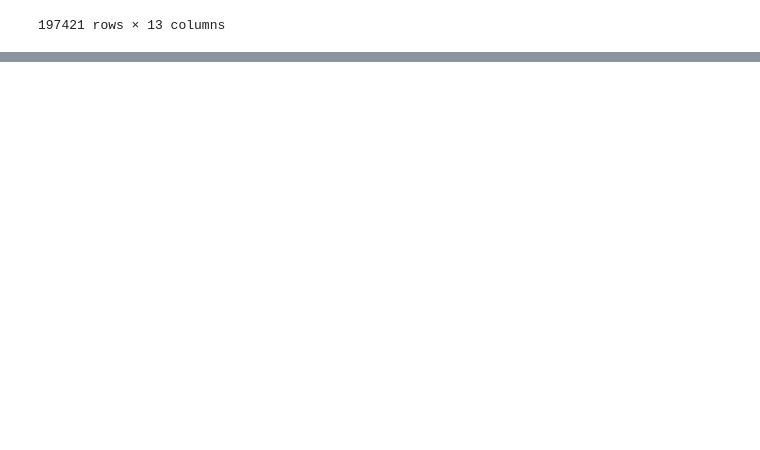
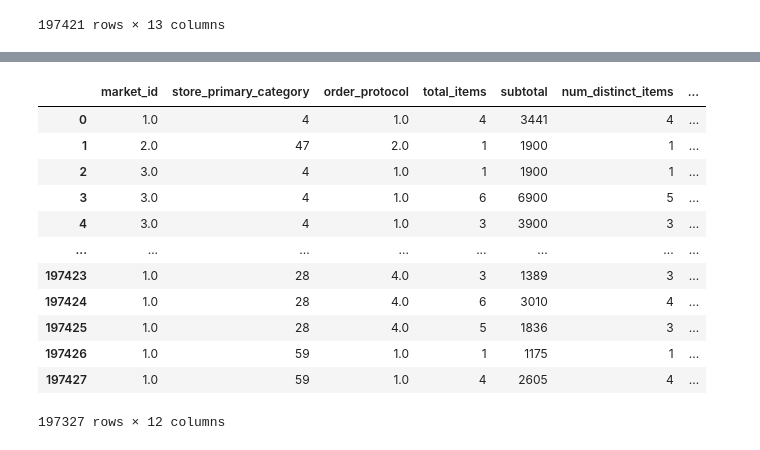
Before and after one commit to isoori/Porter-Delivery-Time-Estimation, a Jupyter notebook: Untitled.ipynb, the cells around one changed output, grey strips where cells are left out. Saved outputs shown, nothing was run; the diff lists cells and outputs as text; code cells hidden in the pictures; blank space fills up the shorter version.

```diff
--- a/Untitled.ipynb
+++ b/Untitled.ipynb
@@ -128,0 +185,20 @@ Name: PENDING(sec), dtype: float64
+# %%
+dfn_new = dfn_new[dfn_new['min_item_price']>=0]
+dfn_new = dfn_new[dfn_new['total_onshift_partners']>=0]
+dfn_new = dfn_new[dfn_new['total_busy_partners']>=0]
+dfn_new = dfn_new[dfn_new['total_outstanding_orders']>=0]
+dfn_new
+# %% [output]
+|  | market_id | store_primary_category | order_protocol | total_items | subtotal | num_distinct_items | ... |
+| 0 | 1.0 | 4 | 1.0 | 4 | 3441 | 4 | ... |
+| 1 | 2.0 | 47 | 2.0 | 1 | 1900 | 1 | ... |
+| 2 | 3.0 | 4 | 1.0 | 1 | 1900 | 1 | ... |
+| 3 | 3.0 | 4 | 1.0 | 6 | 6900 | 5 | ... |
+| 4 | 3.0 | 4 | 1.0 | 3 | 3900 | 3 | ... |
+| ... | ... | ... | ... | ... | ... | ... | ... |
+| 197423 | 1.0 | 28 | 4.0 | 3 | 1389 | 3 | ... |
+| 197424 | 1.0 | 28 | 4.0 | 6 | 3010 | 4 | ... |
+| 197425 | 1.0 | 28 | 4.0 | 5 | 1836 | 3 | ... |
+| 197426 | 1.0 | 59 | 1.0 | 1 | 1175 | 1 | ... |
+| 197427 | 1.0 | 59 | 1.0 | 4 | 2605 | 4 | ... |
+197327 rows × 12 columns
```
Also changed, not shown: parts of 29 cells of this notebook.
